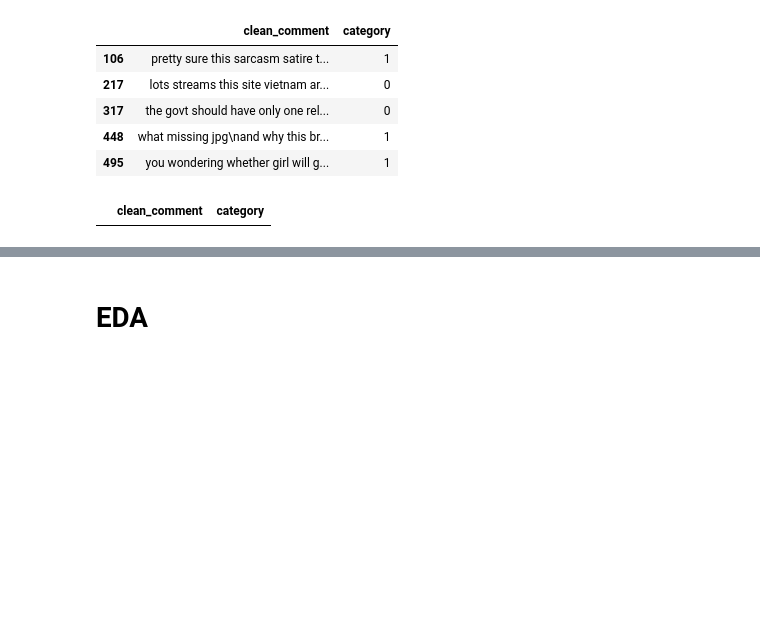
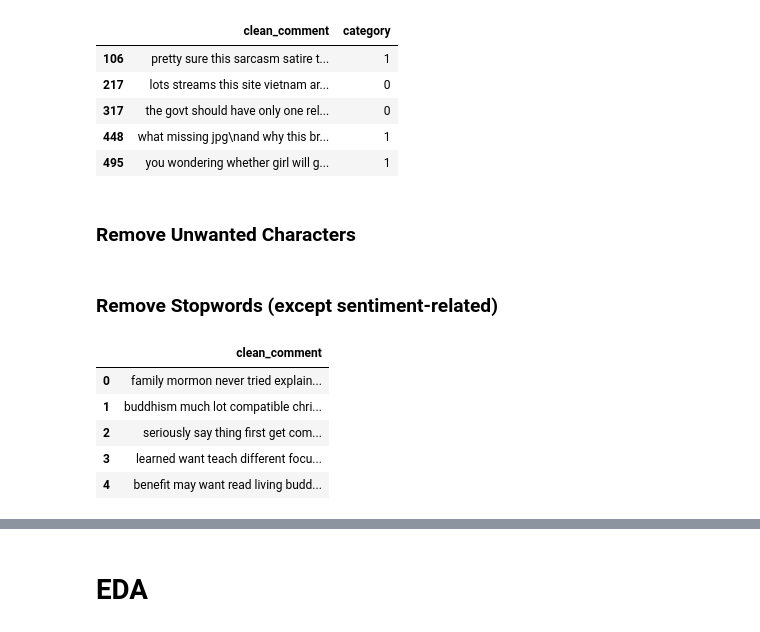
Before and after one commit to 7rohxt/yt-sentiment-mlops, a Jupyter notebook: notebooks/01_data_collection_&_eda.ipynb, the cells around one changed output, grey strips where cells are left out. Drawn from its saved outputs; the diff is of its cells as text; code cells hidden in the pictures; blank space fills up the shorter version.

Commit message:
feat: remove stop words and lemmatize in preprocessing

```diff
--- a/notebooks/01_data_collection_&_eda.ipynb
+++ b/notebooks/01_data_collection_&_eda.ipynb
@@ -101,10 +115,23 @@ comments_with_newline.head()
 | 317 | the govt should have only one rel... | 0 |
 | 448 | what missing jpg\nand why this br... | 1 |
 | 495 | you wondering whether girl will g... | 1 |
-# %%
-url_pattern = r'http[s]?://(?:[a-zA-Z]|[0-9]|[$-_@.&+]|[!*\(\),]|(?:%[0-9a-fA-F][0-9a-fA-F]))+'
-comments_with_urls = df[df['clean_comment'].str.contains(url_pattern, regex=True)]
-
-comments_with_urls.head()
-# %% [output]
-|  | clean_comment | category |
+# %% [markdown]
+### Remove Unwanted Characters
+# %%
+df['clean_comment'] = df['clean_comment'].str.replace(r'[^A-Za-z0-9\s!?.,]', '', regex=True)
+# %% [markdown]
+### Remove Stopwords (except sentiment-related)
+# %%
+stop_words = set(stopwords.words('english')) - {'not', 'but', 'however', 'no', 'yet'}
+df['clean_comment'] = df['clean_comment'].apply(
+    lambda x: ' '.join([word for word in x.split() if word not in stop_words])
+)
+
+df[['clean_comment']].head()
+# %% [output]
+|  | clean_comment |
+| 0 | family mormon never tried explain... |
+| 1 | buddhism much lot compatible chri... |
+| 2 | seriously say thing first get com... |
+| 3 | learned want teach different focu... |
+| 4 | benefit may want read living budd... |
```
Also changed, not shown: parts of 8 cells of this notebook.
